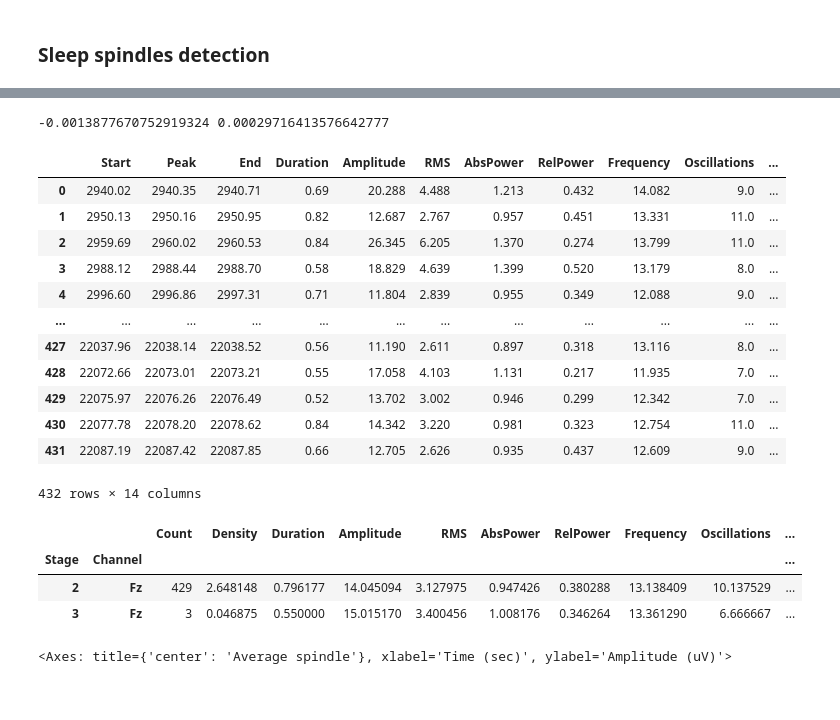
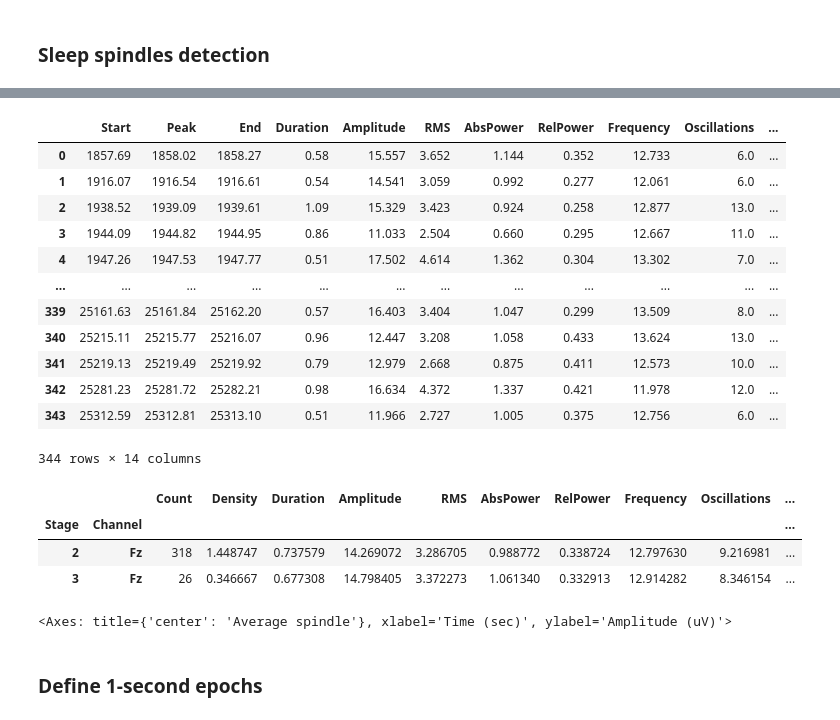
Before and after one commit to rosebrgs/MSc-Research-Project, a Jupyter notebook: MSc Research Project/simple_CNN.ipynb, the cells around one changed output, grey strips where cells are left out. Saved outputs shown, nothing was run; the diff lists cells and outputs as text; code cells hidden in the pictures.

```diff
--- a/MSc Research Project/simple_CNN.ipynb
+++ b/MSc Research Project/simple_CNN.ipynb
@@ -253,8 +264,8 @@ array(['N1', 'N1', 'N1', 'N1', 'N1', 'N1', 'N1', 'N1', 'N1', 'N1', 'N1',
 # %% [markdown]
 ### Hypnogram and spectrogram
 # %%
-hypnogram_020 = yasa.Hypnogram(yasa_labels_020, freq="30s")
-hypnogram_020.hypno
+hypnogram_067 = yasa.Hypnogram(yasa_labels_067, freq="30s")
+hypnogram_067.hypno
 # %% [output]
 Epoch
 0      N1
@@ -278,6 +289,6 @@ ax = hypnogram_020.plot_hypnogram(fill_color="gainsboro", ax=ax)
 # %%
 # upsample the hypnogram for the spectrogram
 
-hypnogram_020_upsampled = yasa.hypno_upsample_to_data(hypno=hypnogram_020.hypno, sf_hypno=(1/30), data=data_020, sf_data=sf_020)
-print(hypnogram_020_upsampled.shape, 'Unique values =', np.unique(hypnogram_020_upsampled))
+hypnogram_067_upsampled = yasa.hypno_upsample_to_data(hypno=hypnogram_067.hypno, sf_hypno=(1/30), data=data_067, sf_data=sf_067)
+print(hypnogram_067_upsampled.shape, 'Unique values =', np.unique(hypnogram_067_upsampled))
 # %% [output]
@@ -291,18 +303,19 @@ array(['N1', 'N1', 'N1', ..., 'N1', 'N1', 'N1'],
 # %%
 # convert back to numbers
+# had converted to stages before for hypnogram
 
-# remap values for hypnogram
+# remap values for spectrogram
 # original values:
 # 0: wake/N1, 1: N2, 2: N3, 3: REM
 # YASA values
 # 0: wake, 1: N1, 2: N2, 3: N3, 4: REM
 
-hypnogram_020_upsampled_int = np.array(hypnogram_020_upsampled)
-hypnogram_020_upsampled_int[hypnogram_020_upsampled == "N1"] = 1
+hypnogram_067_upsampled_int = np.array(hypnogram_067_upsampled)
+hypnogram_067_upsampled_int[hypnogram_067_upsampled == "N1"] = 1
 # only keep N1 for efficiency
-hypnogram_020_upsampled_int[hypnogram_020_upsampled == "N2"] = 2
-hypnogram_020_upsampled_int[hypnogram_020_upsampled == "N3"] = 3
-hypnogram_020_upsampled_int[hypnogram_020_upsampled == "REM"] = 4
+hypnogram_067_upsampled_int[hypnogram_067_upsampled == "N2"] = 2
+hypnogram_067_upsampled_int[hypnogram_067_upsampled == "N3"] = 3
+hypnogram_067_upsampled_int[hypnogram_067_upsampled == "REM"] = 4
 
-hypnogram_020_upsampled_int
+hypnogram_067_upsampled_int
 # %% [output]
@@ -325,4 +330,0 @@ AttributeError: 'NoneType' object has no attribute 'summary'
-# %%
-print(np.min(data_020), np.max(data_020))
-# %% [output]
--0.0013877670752919324 0.00029716413576642777
@@ -331,25 +331,36 @@ data_020_uv = data_020 * 1e6
+# %%
+# convert back to correct unit
+data_067_uv = data_067 * 1e6
+
+# convert back to 1D array data since only one channel
+
+data_067_1d = data_067_uv[0]
 # %%
-spindles_020 = yasa.spindles_detect(data_020_uv, sf_020, ch_names=ch_names_020, hypno=hypnogram_020_upsampled_int, include=(2,3))
-spindles_020.summary().round(3)
+# use yasa spindle detection
+
+spindles_067 = yasa.spindles_detect(data_067_1d, sf_067, ch_names=ch_names_067, hypno=hypnogram_067_upsampled_int, include=(2,3))
+spindles_067.summary().round(3)
 # %% [output]
 |  | Start | Peak | End | Duration | Amplitude | RMS | AbsPower | RelPower | Frequency | Oscillations | ... |
-| 0 | 2940.02 | 2940.35 | 2940.71 | 0.69 | 20.288 | 4.488 | 1.213 | 0.432 | 14.082 | 9.0 | ... |
-| 1 | 2950.13 | 2950.16 | 2950.95 | 0.82 | 12.687 | 2.767 | 0.957 | 0.451 | 13.331 | 11.0 | ... |
-| 2 | 2959.69 | 2960.02 | 2960.53 | 0.84 | 26.345 | 6.205 | 1.370 | 0.274 | 13.799 | 11.0 | ... |
-| 3 | 2988.12 | 2988.44 | 2988.70 | 0.58 | 18.829 | 4.639 | 1.399 | 0.520 | 13.179 | 8.0 | ... |
-| 4 | 2996.60 | 2996.86 | 2997.31 | 0.71 | 11.804 | 2.839 | 0.955 | 0.349 | 12.088 | 9.0 | ... |
+| 0 | 1857.69 | 1858.02 | 1858.27 | 0.58 | 15.557 | 3.652 | 1.144 | 0.352 | 12.733 | 6.0 | ... |
+| 1 | 1916.07 | 1916.54 | 1916.61 | 0.54 | 14.541 | 3.059 | 0.992 | 0.277 | 12.061 | 6.0 | ... |
+| 2 | 1938.52 | 1939.09 | 1939.61 | 1.09 | 15.329 | 3.423 | 0.924 | 0.258 | 12.877 | 13.0 | ... |
+| 3 | 1944.09 | 1944.82 | 1944.95 | 0.86 | 11.033 | 2.504 | 0.660 | 0.295 | 12.667 | 11.0 | ... |
+| 4 | 1947.26 | 1947.53 | 1947.77 | 0.51 | 17.502 | 4.614 | 1.362 | 0.304 | 13.302 | 7.0 | ... |
 | ... | ... | ... | ... | ... | ... | ... | ... | ... | ... | ... | ... |
-| 427 | 22037.96 | 22038.14 | 22038.52 | 0.56 | 11.190 | 2.611 | 0.897 | 0.318 | 13.116 | 8.0 | ... |
-| 428 | 22072.66 | 22073.01 | 22073.21 | 0.55 | 17.058 | 4.103 | 1.131 | 0.217 | 11.935 | 7.0 | ... |
-| 429 | 22075.97 | 22076.26 | 22076.49 | 0.52 | 13.702 | 3.002 | 0.946 | 0.299 | 12.342 | 7.0 | ... |
-| 430 | 22077.78 | 22078.20 | 22078.62 | 0.84 | 14.342 | 3.220 | 0.981 | 0.323 | 12.754 | 11.0 | ... |
-| 431 | 22087.19 | 22087.42 | 22087.85 | 0.66 | 12.705 | 2.626 | 0.935 | 0.437 | 12.609 | 9.0 | ... |
+| 339 | 25161.63 | 25161.84 | 25162.20 | 0.57 | 16.403 | 3.404 | 1.047 | 0.299 | 13.509 | 8.0 | ... |
+| 340 | 25215.11 | 25215.77 | 25216.07 | 0.96 | 12.447 | 3.208 | 1.058 | 0.433 | 13.624 | 13.0 | ... |
+| 341 | 25219.13 | 25219.49 | 25219.92 | 0.79 | 12.979 | 2.668 | 0.875 | 0.411 | 12.573 | 10.0 | ... |
+| 342 | 25281.23 | 25281.72 | 25282.21 | 0.98 | 16.634 | 4.372 | 1.337 | 0.421 | 11.978 | 12.0 | ... |
+| 343 | 25312.59 | 25312.81 | 25313.10 | 0.51 | 11.966 | 2.727 | 1.005 | 0.375 | 12.756 | 6.0 | ... |
-432 rows × 14 columns
+344 rows × 14 columns
 # %%
-spindles_020.summary(grp_chan=True, grp_stage=True, aggfunc='mean')
+# visualize it by NREM stage 2 and 3
+
+spindles_067.summary(grp_chan=True, grp_stage=True, aggfunc='mean')
 # %% [output]
 |  |  | Count | Density | Duration | Amplitude | RMS | AbsPower | RelPower | Frequency | Oscillations | ... |
 | Stage | Channel |  |  |  |  |  |  |  |  |  | ... |
-| 2 | Fz | 429 | 2.648148 | 0.796177 | 14.045094 | 3.127975 | 0.947426 | 0.380288 | 13.138409 | 10.137529 | ... |
-| 3 | Fz | 3 | 0.046875 | 0.550000 | 15.015170 | 3.400456 | 1.008176 | 0.346264 | 13.361290 | 6.666667 | ... |
+| 2 | Fz | 318 | 1.448747 | 0.737579 | 14.269072 | 3.286705 | 0.988772 | 0.338724 | 12.797630 | 9.216981 | ... |
+| 3 | Fz | 26 | 0.346667 | 0.677308 | 14.798405 | 3.372273 | 1.061340 | 0.332913 | 12.914282 | 8.346154 | ... |
 # %%
@@ -357,2 +370,4 @@ spindles_020.plot_average(errorbar=None, palette="Set1")
 # %% [output]
 <Axes: title={'center': 'Average spindle'}, xlabel='Time (sec)', ylabel='Amplitude (uV)'>
+# %% [markdown]
+### Define 1-second epochs
```
Also changed, not shown: parts of 43 cells of this notebook.
